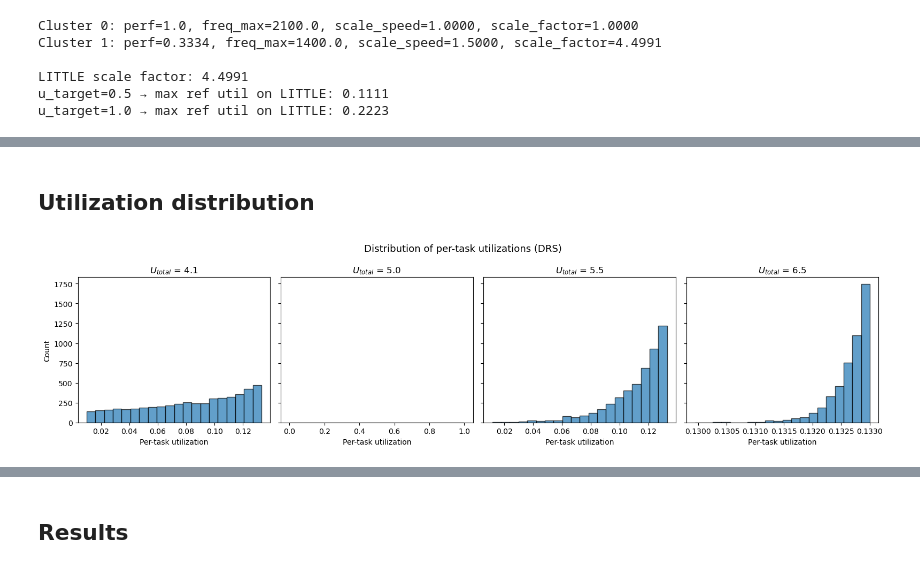
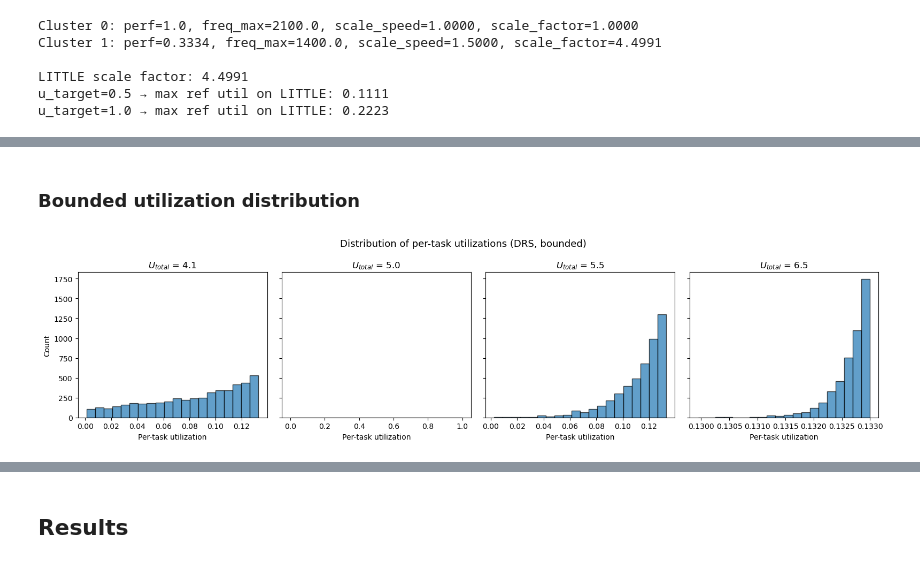
Before and after one commit to fillien/schedsim, a Jupyter notebook: allocator_comparison.ipynb, the cells around one changed output, grey strips where cells are left out. Saved outputs shown, nothing was run; the diff lists cells and outputs as text; code cells hidden in the pictures.

```diff
--- a/allocator_comparison.ipynb
+++ b/allocator_comparison.ipynb
@@ -26,9 +38,11 @@ from drs import drs
 # %%
 PLATFORM = "platforms/exynos5422.json"
 N_SCENARIOS = 100
-SUCCESS_RATE = 1.0
-COMPRESSION_RATE = 1.0
-UTIL_PER_TASK_MIN = 0.01
+SUCCESS_RATE = 0.8
+COMPRESSION_RATE = 0.5
+NUM_HYPERPERIODS = 100  # repeat job pattern over 100 hyperperiods for longer simulations
+MIN_JOBS = 700  # minimum total jobs per scenario
+UTIL_PER_TASK_MIN = 0.001
 UTIL_PER_TASK_MAX = 0.133
 
 # Exynos 5422 capacity: 4 big (perf=1.0) + 4 LITTLE (perf=0.3334)
@@ -131,6 +239,4 @@ Each JSON can be reloaded with `sim.load_scenario(path)`.
 # %%
-import os
-
 TASKSET_DIR = "tasksets"
 
 
@@ -151,7 +257,7 @@ for j, util in enumerate(util_points):
     for scenario_idx in range(N_SCENARIOS):
         seed = int(round(util * 10000)) * 10000 + scenario_idx
         utils = generate_utilizations(N_TASKS, util, seed)
-        scenario = sim.from_utilizations(utils, SUCCESS_RATE, COMPRESSION_RATE, seed)
+        scenario = sim.from_utilizations(utils, SUCCESS_RATE, COMPRESSION_RATE, seed, NUM_HYPERPERIODS, MIN_JOBS)
         path = os.path.join(folder, f"{scenario_idx + 1}.json")
         sim.write_scenario(scenario, path)
         tasksets.append({
@@ -160,6 +266,7 @@ for j, util in enumerate(util_points):
             "utilizations": [float(u) for u in utils],
             "path": path,
         })
+    clear_output(wait=True)
     print(f"  U={util:.1f} → {folder}/  ({j + 1}/{len(util_points)})")
 
 print(f"\nGenerated {len(tasksets)} tasksets in {TASKSET_DIR}/")
@@ -180,21 +275,21 @@ print(f"\nGenerated {len(tasksets)} tasksets in {TASKSET_DIR}/")
 
 Generated 1300 tasksets in tasksets/
 # %% [markdown]
-## Utilization distribution
+### Bounded utilization distribution
 # %%
 sample_points = [4.1, 5.0, 5.5, round(UTIL_MAX, 1)]
 fig, axes = plt.subplots(1, len(sample_points), figsize=(16, 4), sharey=True)
 
 for ax, target in zip(axes, sample_points):
     target_r = round(target, 4)
     all_utils = [u for t in tasksets if t["total_util"] == target_r for u in t["utilizations"]]
     ax.hist(all_utils, bins=20, edgecolor="black", alpha=0.7)
     ax.set_title(f"$U_{{total}}$ = {target:.1f}")
     ax.set_xlabel("Per-task utilization")
 
 axes[0].set_ylabel("Count")
-fig.suptitle("Distribution of per-task utilizations (DRS)", fontsize=13)
+fig.suptitle("Distribution of per-task utilizations (DRS, bounded)", fontsize=13)
 plt.tight_layout()
 plt.show()
 # %% [output]
-[figure, old version]
+[figure, new version]
```
Also changed, not shown: parts of 47 cells of this notebook, 9 other files.
